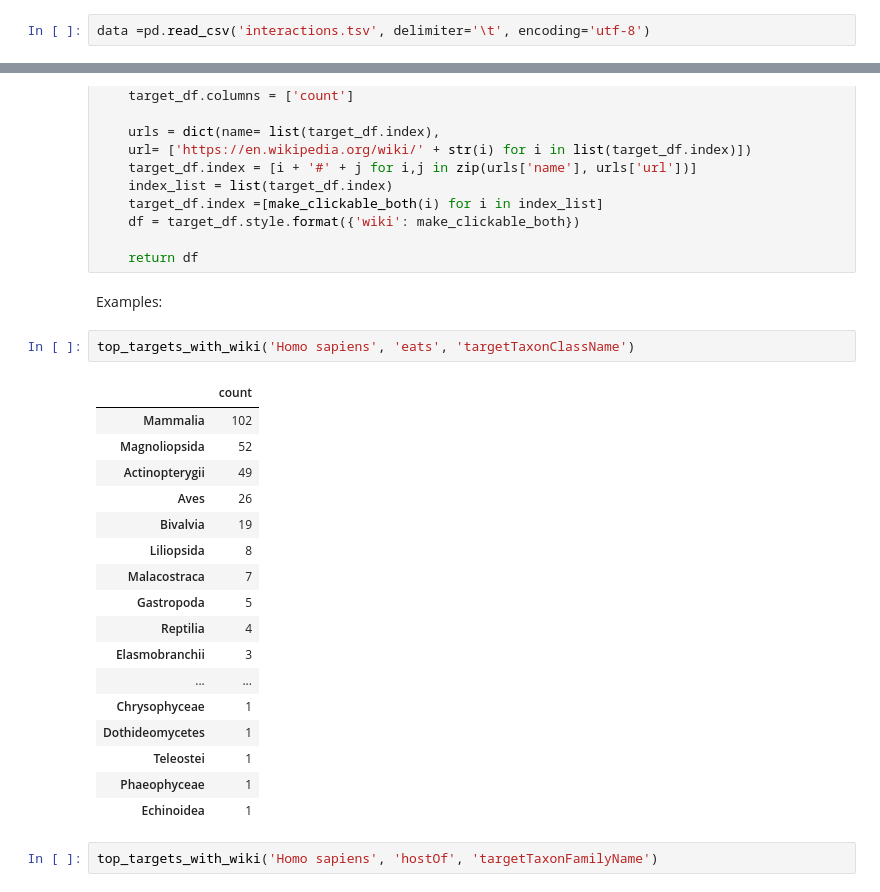
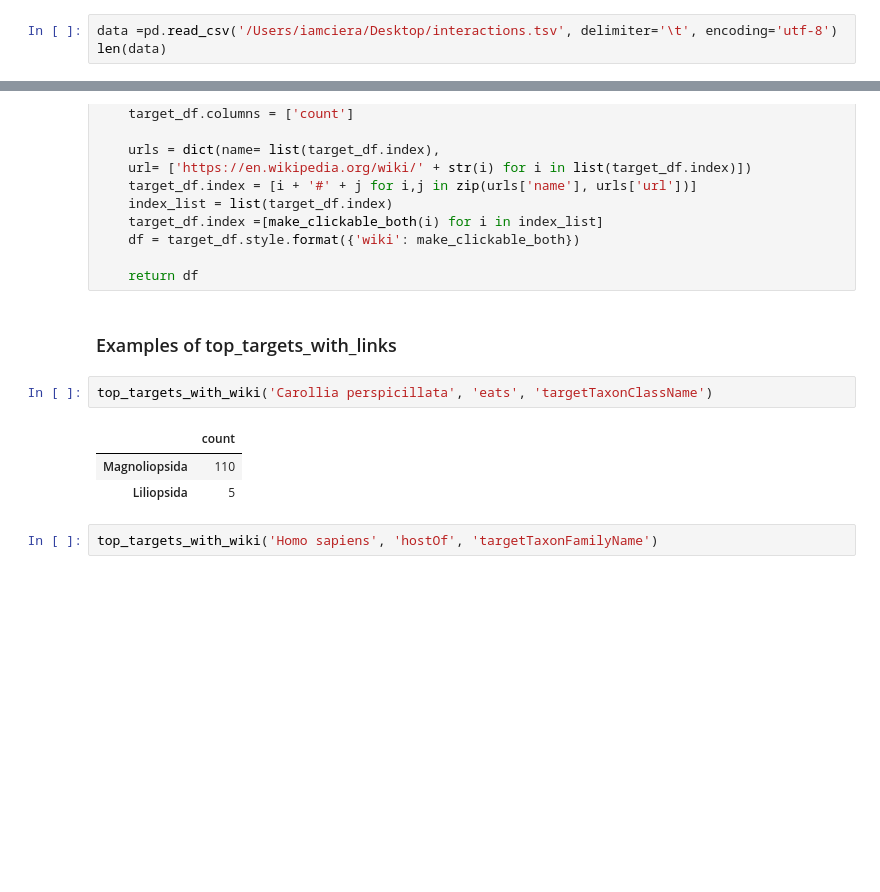
Before and after one commit to cabinetofcuriosity/globi_explore, a Jupyter notebook: notebook/with_new_tsv/Globi_exploration_new.ipynb, the cells around one changed output, grey strips where cells are left out. Drawn from its saved outputs; the diff is of its cells as text; blank space fills up the shorter version.

```diff
--- a/notebook/with_new_tsv/Globi_exploration_new.ipynb
+++ b/notebook/with_new_tsv/Globi_exploration_new.ipynb
@@ -13,2 +23,3 @@ import matplotlib.pyplot as plt
 # %%
-data =pd.read_csv('interactions.tsv', delimiter='\t', encoding='utf-8')
+data =pd.read_csv('/Users/iamciera/Desktop/interactions.tsv', delimiter='\t', encoding='utf-8')
+len(data)
@@ -233,28 +249,14 @@ def top_targets_with_wiki(source, interaction_type, rank):
     df = target_df.style.format({'wiki': make_clickable_both})
 
     return df
-# %% [markdown]
-Examples:
+# %% [markdown]
+### Examples of top_targets_with_links
 # %%
-top_targets_with_wiki('Homo sapiens', 'eats', 'targetTaxonClassName')
+top_targets_with_wiki('Carollia perspicillata', 'eats', 'targetTaxonClassName')
 # %% [output]
 |  | count |
-| Mammalia | 102 |
-| Magnoliopsida | 52 |
-| Actinopterygii | 49 |
-| Aves | 26 |
-| Bivalvia | 19 |
-| Liliopsida | 8 |
-| Malacostraca | 7 |
-| Gastropoda | 5 |
-| Reptilia | 4 |
-| Elasmobranchii | 3 |
-| ... | ... |
-| Chrysophyceae | 1 |
-| Dothideomycetes | 1 |
-| Teleostei | 1 |
-| Phaeophyceae | 1 |
-| Echinoidea | 1 |
+| Magnoliopsida | 110 |
+| Liliopsida | 5 |
 # %%
 top_targets_with_wiki('Homo sapiens', 'hostOf', 'targetTaxonFamilyName')
 # %% [output]
```
Also changed, not shown: parts of 38 cells of this notebook.
